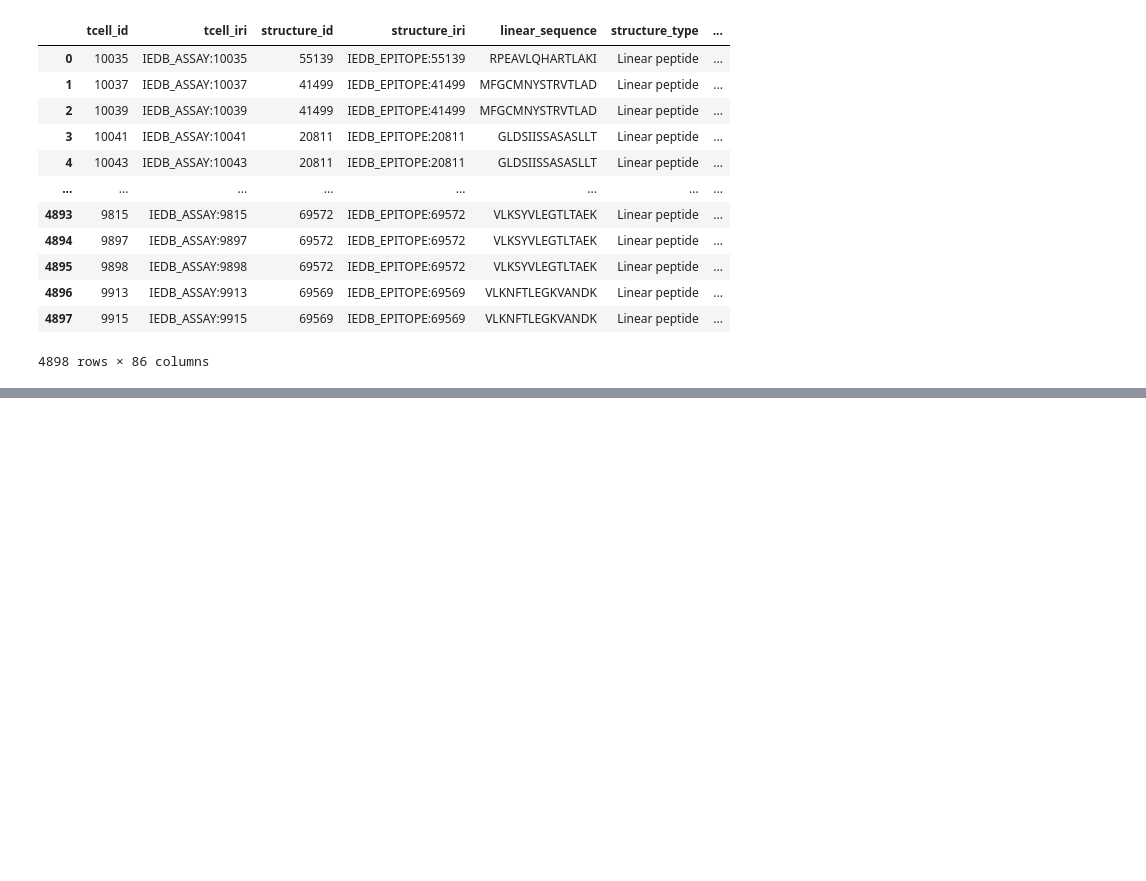
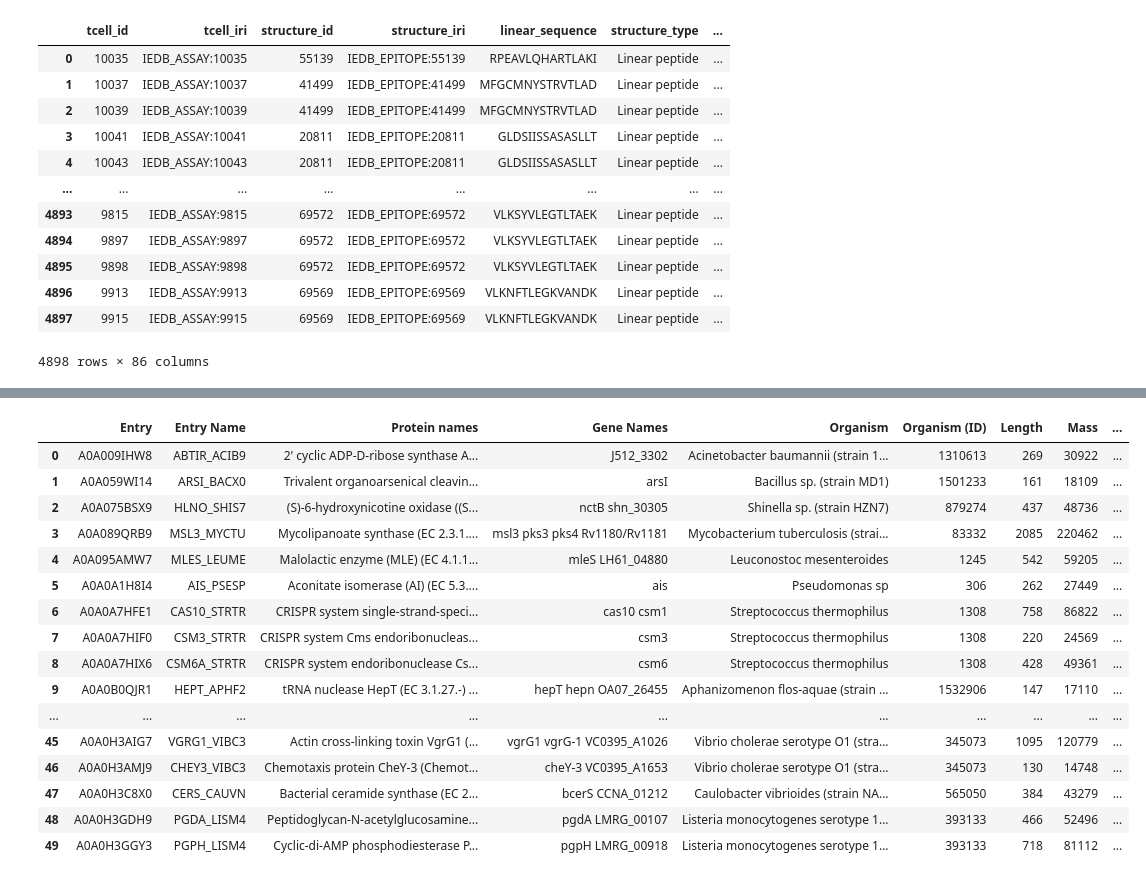
Before and after one commit to gnanasandeep/AntigenicityPred, a Jupyter notebook: DATA/SEQUENCES-COLLECTION/Downloading_Sequences.ipynb, the cells around one changed output, grey strips where cells are left out. Saved outputs shown, nothing was run; the diff lists cells and outputs as text; code cells hidden in the pictures; blank space fills up the shorter version.

```diff
--- a/DATA/SEQUENCES-COLLECTION/Downloading_Sequences.ipynb
+++ b/DATA/SEQUENCES-COLLECTION/Downloading_Sequences.ipynb
@@ -212,11 +319,30 @@ Columns retrieved: ['Entry', 'Entry Name', 'Protein names', 'Gene Names', 'Lengt
 # %%
 non_antigens_url = "https://rest.uniprot.org/uniprotkb/stream"
 non_antigens_search_params = {
     "query": "taxonomy_id:2 AND reviewed:true AND fragment:false",
     "format": "tsv",
     "fields": "accession,id,protein_name,gene_names,organism_name,organism_id,length,mass,cc_subcellular_location,ft_signal,ft_helix,ft_strand,ft_turn,reviewed"
 }
 
 result = requests.get(non_antigens_url, params=non_antigens_search_params)
 tsv_non_antigen = pd.read_csv(StringIO(result.text), sep='\t')
-tsv_non_antigen
+tsv_non_antigen.to_parquet("tsv_non_antigen.parquet", index=False)
+tsv_non_antigen.head(50)
+# %% [output]
+|  | Entry | Entry Name | Protein names | Gene Names | Organism | Organism (ID) | Length | Mass | ... |
+| 0 | A0A009IHW8 | ABTIR_ACIB9 | 2' cyclic ADP-D-ribose synthase A... | J512_3302 | Acinetobacter baumannii (strain 1... | 1310613 | 269 | 30922 | ... |
+| 1 | A0A059WI14 | ARSI_BACX0 | Trivalent organoarsenical cleavin... | arsI | Bacillus sp. (strain MD1) | 1501233 | 161 | 18109 | ... |
+| 2 | A0A075BSX9 | HLNO_SHIS7 | (S)-6-hydroxynicotine oxidase ((S... | nctB shn_30305 | Shinella sp. (strain HZN7) | 879274 | 437 | 48736 | ... |
+| 3 | A0A089QRB9 | MSL3_MYCTU | Mycolipanoate synthase (EC 2.3.1.... | msl3 pks3 pks4 Rv1180/Rv1181 | Mycobacterium tuberculosis (strai... | 83332 | 2085 | 220462 | ... |
+| 4 | A0A095AMW7 | MLES_LEUME | Malolactic enzyme (MLE) (EC 4.1.1... | mleS LH61_04880 | Leuconostoc mesenteroides | 1245 | 542 | 59205 | ... |
+| 5 | A0A0A1H8I4 | AIS_PSESP | Aconitate isomerase (AI) (EC 5.3.... | ais | Pseudomonas sp | 306 | 262 | 27449 | ... |
+| 6 | A0A0A7HFE1 | CAS10_STRTR | CRISPR system single-strand-speci... | cas10 csm1 | Streptococcus thermophilus | 1308 | 758 | 86822 | ... |
+| 7 | A0A0A7HIF0 | CSM3_STRTR | CRISPR system Cms endoribonucleas... | csm3 | Streptococcus thermophilus | 1308 | 220 | 24569 | ... |
+| 8 | A0A0A7HIX6 | CSM6A_STRTR | CRISPR system endoribonuclease Cs... | csm6 | Streptococcus thermophilus | 1308 | 428 | 49361 | ... |
+| 9 | A0A0B0QJR1 | HEPT_APHF2 | tRNA nuclease HepT (EC 3.1.27.-) ... | hepT hepn OA07_26455 | Aphanizomenon flos-aquae (strain ... | 1532906 | 147 | 17110 | ... |
+| ... | ... | ... | ... | ... | ... | ... | ... | ... | ... |
+| 45 | A0A0H3AIG7 | VGRG1_VIBC3 | Actin cross-linking toxin VgrG1 (... | vgrG1 vgrG-1 VC0395_A1026 | Vibrio cholerae serotype O1 (stra... | 345073 | 1095 | 120779 | ... |
+| 46 | A0A0H3AMJ9 | CHEY3_VIBC3 | Chemotaxis protein CheY-3 (Chemot... | cheY-3 VC0395_A1653 | Vibrio cholerae serotype O1 (stra... | 345073 | 130 | 14748 | ... |
+| 47 | A0A0H3C8X0 | CERS_CAUVN | Bacterial ceramide synthase (EC 2... | bcerS CCNA_01212 | Caulobacter vibrioides (strain NA... | 565050 | 384 | 43279 | ... |
+| 48 | A0A0H3GDH9 | PGDA_LISM4 | Peptidoglycan-N-acetylglucosamine... | pgdA LMRG_00107 | Listeria monocytogenes serotype 1... | 393133 | 466 | 52496 | ... |
+| 49 | A0A0H3GGY3 | PGPH_LISM4 | Cyclic-di-AMP phosphodiesterase P... | pgpH LMRG_00918 | Listeria monocytogenes serotype 1... | 393133 | 718 | 81112 | ... |
```
Also changed, not shown: parts of 30 cells of this notebook, 6 other files.
